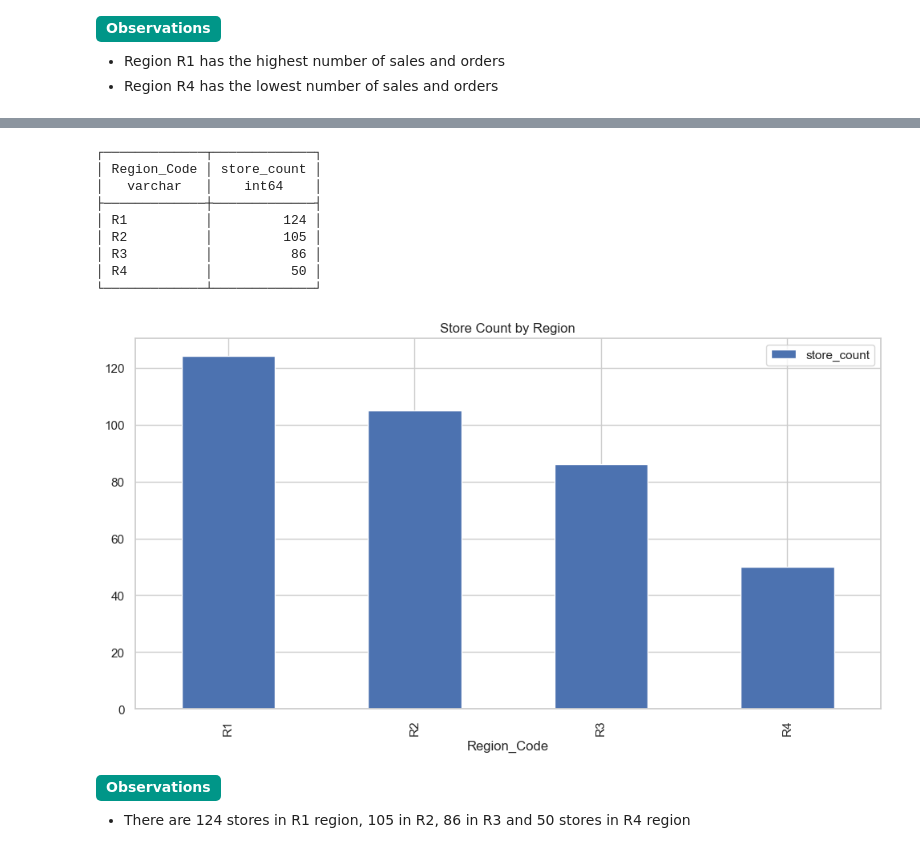
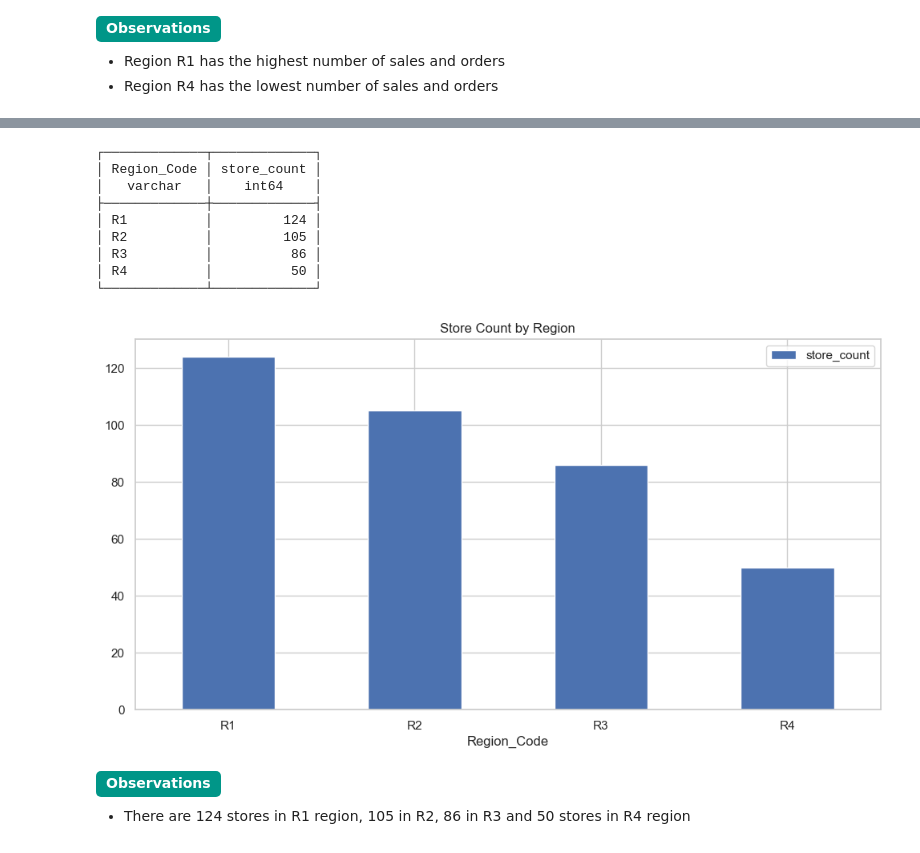
Before and after one commit to gautamnaik1994/SalesForecasting_ML_CaseStudy, a Jupyter notebook: notebooks/eda/02.EDA.ipynb, the cells around one changed output, grey strips where cells are left out. Saved outputs shown, nothing was run; the diff lists cells and outputs as text; code cells hidden in the pictures.

```diff
--- a/notebooks/eda/02.EDA.ipynb
+++ b/notebooks/eda/02.EDA.ipynb
@@ -161,25 +162,25 @@ db.sql("""
 # %%
 _=db.sql("""
        select
          distinct Region_Code
          , count(distinct store_id) as store_count,
        from df
          group by 1
        order by 2 desc
 """)
 print(_)
-_.df().plot(kind='bar', x='Region_Code', y='store_count', figsize=(12, 6), title='Store Count by Region');
+_.df().plot(kind='bar', x='Region_Code', y='store_count', figsize=(12, 6), title='Store Count by Region', rot=0);
 # %% [output]
 ┌─────────────┬─────────────┐
 │ Region_Code │ store_count │
 │   varchar   │    int64    │
 ├─────────────┼─────────────┤
 │ R1          │         124 │
 │ R2          │         105 │
 │ R3          │          86 │
 │ R4          │          50 │
 └─────────────┴─────────────┘
-[figure, old version]
+[figure, new version]
 # %% [markdown]
 <b style='padding: 4px 10px 6px 10px;border-radius: 5px;background: #009688;color: #fff;display: inline-block;'>Observations</b>
 - There are 124 stores in R1 region, 105 in R2, 86 in R3 and 50 stores in R4 region
```
Also changed, not shown: parts of 17 cells of this notebook, 5 other files.
